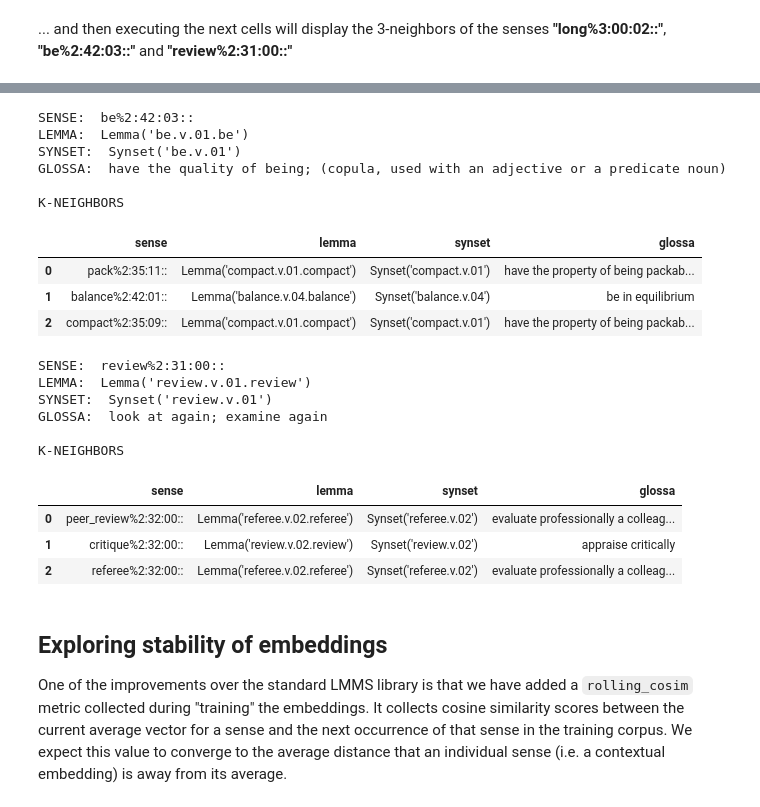
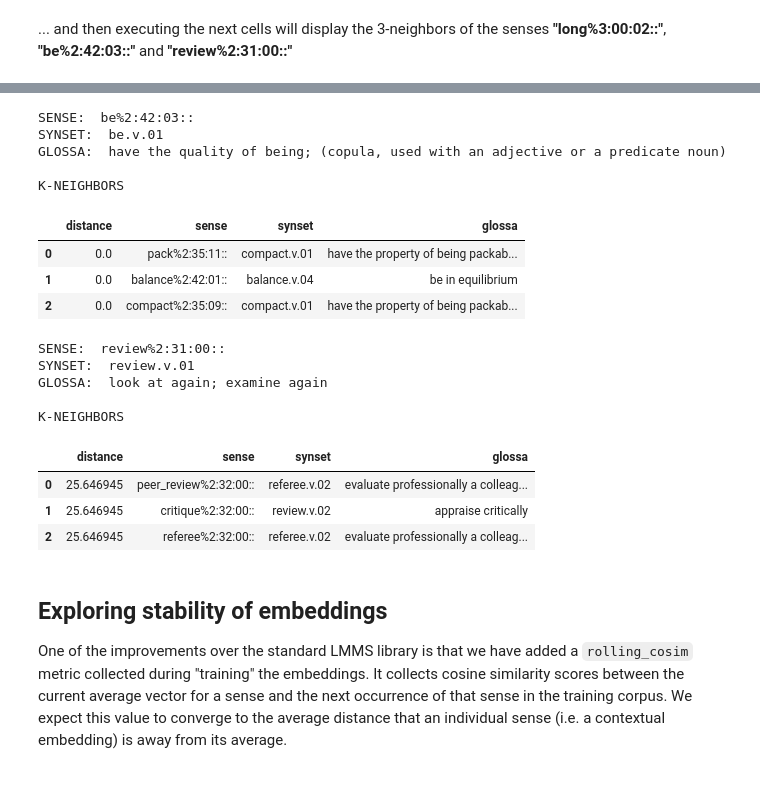
Before and after one commit to hybridnlp/tutorial, a Jupyter notebook: 03a_LMMS_Transigrafo.ipynb, the cells around one changed output, grey strips where cells are left out. Saved outputs shown, nothing was run; the diff lists cells and outputs as text; code cells hidden in the pictures.

```diff
--- a/03a_LMMS_Transigrafo.ipynb
+++ b/03a_LMMS_Transigrafo.ipynb
@@ -219,7 +229,7 @@ import numpy as np
 loader = np.load("data/vectors/semcor_ext.3-512.vecs.npz")
 labels = loader['labels'].tolist()
 vectors = loader['vectors']
-indexes = {l: i for i, l in enumerate(labels)}
+indices = {l: i for i, l in enumerate(labels)}
 # %% [markdown]
 Let's define a pair of functions to get the kneighbors of a sense of the embeddings
 # %%
@@ -240,29 +250,30 @@ def get_neighbors_report(neigh,sense,i):
               sensekey2synset_map[lemma.key()] = synset
 
   print("SENSE: ", sense)
-  print("LEMMA: ", sensekey2synset_map[sense].lemmas()[0])
-  print("SYNSET: ", sensekey2synset_map[sense])
+  print("SYNSET: ", str(sensekey2synset_map[sense])[8:-2])
   print("GLOSSA: ", sensekey2synset_map[sense].definition())
 
 
   print("\nK-NEIGHBORS")
-  neigh_list = neigh.kneighbors(vectors[i].reshape(1, -1),return_distance=False)[0].tolist()
+  distance_list, neigh_list = neigh.kneighbors(vectors[i].reshape(1, -1))
+  distance_list = distance_list[0].tolist()
+  neigh_list = neigh_list[0].tolist()
 
   if i in neigh_list:
+    distance_list.remove(distance_list[neigh_list.index(i)])
     neigh_list.remove(i)
   else:
+    distance_list = distance_list[:-1]
     neigh_list = neigh_list[:-1]
 
   res=[labels[n] for n in neigh_list]
 
   glossas = []
   synsets = []
-  lemmas = []
   for r in res:
-    lemmas.append(sensekey2synset_map[r].lemmas()[0])
-    synsets.append(sensekey2synset_map[r])
+    synsets.append(str(sensekey2synset_map[r])[8:-2])
     glossas.append(sensekey2synset_map[r].definition())
-  table = [list(i) for i in zip(*[res,lemmas, synsets, glossas])]
+  table = [list(i) for i in zip(*[distance_list, res, synsets, glossas])]
   return table
 # %% [markdown]
 First, we generate a KNN model with the embeddings...
@@ -288,33 +298,31 @@ K-NEIGHBORS
 # %%
 sense = "be%2:42:03::"
-table = get_neighbors_report(neigh, sense, indexes[sense])
-pandas.DataFrame(table, columns=['sense', 'lemma', 'synset', 'glossa'])
+table = get_neighbors_report(neigh, sense, indices[sense])
+pandas.DataFrame(table, columns=['distance', 'sense', 'synset', 'glossa'])
 # %% [output]
 SENSE:  be%2:42:03::
-LEMMA:  Lemma('be.v.01.be')
-SYNSET:  Synset('be.v.01')
+SYNSET:  be.v.01
 GLOSSA:  have the quality of being; (copula, used with an adjective or a predicate noun)
 
 K-NEIGHBORS
-|  | sense | lemma | synset | glossa |
-| 0 | pack%2:35:11:: | Lemma('compact.v.01.compact') | Synset('compact.v.01') | have the property of being packab... |
-| 1 | balance%2:42:01:: | Lemma('balance.v.04.balance') | Synset('balance.v.04') | be in equilibrium |
-| 2 | compact%2:35:09:: | Lemma('compact.v.01.compact') | Synset('compact.v.01') | have the property of being packab... |
+|  | distance | sense | synset | glossa |
+| 0 | 0.0 | pack%2:35:11:: | compact.v.01 | have the property of being packab... |
+| 1 | 0.0 | balance%2:42:01:: | balance.v.04 | be in equilibrium |
+| 2 | 0.0 | compact%2:35:09:: | compact.v.01 | have the property of being packab... |
 # %%
 sense = "review%2:31:00::"
-table = get_neighbors_report(neigh, sense, indexes[sense])
-pandas.DataFrame(table, columns=['sense', 'lemma', 'synset', 'glossa'])
+table = get_neighbors_report(neigh, sense, indices[sense])
+pandas.DataFrame(table, columns=['distance','sense', 'synset', 'glossa'])
 # %% [output]
 SENSE:  review%2:31:00::
-LEMMA:  Lemma('review.v.01.review')
-SYNSET:  Synset('review.v.01')
+SYNSET:  review.v.01
 GLOSSA:  look at again; examine again
 
 K-NEIGHBORS
-|  | sense | lemma | synset | glossa |
-| 0 | peer_review%2:32:00:: | Lemma('referee.v.02.referee') | Synset('referee.v.02') | evaluate professionally a colleag... |
-| 1 | critique%2:32:00:: | Lemma('review.v.02.review') | Synset('review.v.02') | appraise critically |
-| 2 | referee%2:32:00:: | Lemma('referee.v.02.referee') | Synset('referee.v.02') | evaluate professionally a colleag... |
+|  | distance | sense | synset | glossa |
+| 0 | 25.646945 | peer_review%2:32:00:: | referee.v.02 | evaluate professionally a colleag... |
+| 1 | 25.646945 | critique%2:32:00:: | review.v.02 | appraise critically |
+| 2 | 25.646945 | referee%2:32:00:: | referee.v.02 | evaluate professionally a colleag... |
 # %% [markdown]
 ## **Exploring stability of embeddings**
 One of the improvements over the standard LMMS library is that we have added a `rolling_cosim` metric collected during "training" the embeddings. It collects cosine similarity scores between the current average vector for a sense and the next occurrence of that sense in the training corpus. We expect this value to converge to the average distance that an individual sense (i.e. a contextual embedding) is away from its average.
```
Also changed, not shown: parts of 13 cells of this notebook.
